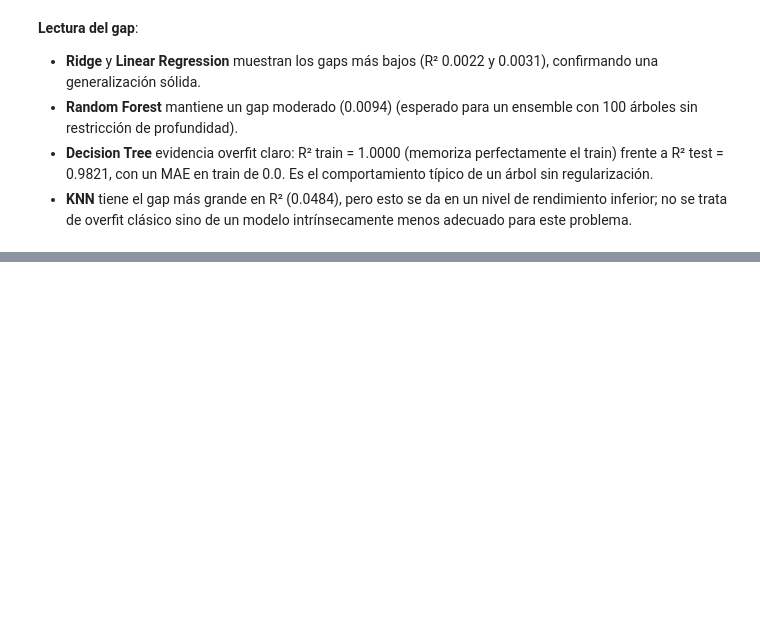
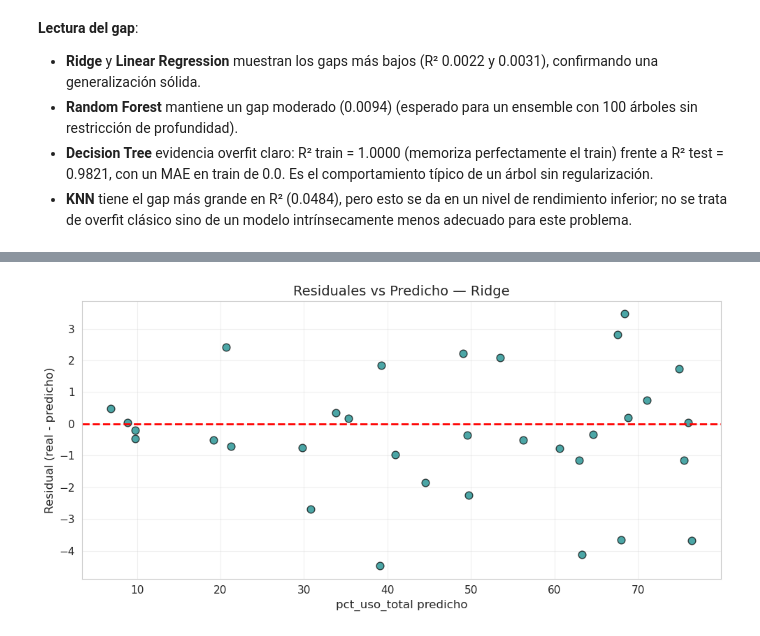
Before and after one commit to Tunchxz/CC3074-Proyecto-Final, a Jupyter notebook: Week-3.ipynb, the cells around one changed output, grey strips where cells are left out. Saved outputs shown, nothing was run; the diff lists cells and outputs as text; code cells hidden in the pictures; blank space fills up the shorter version.

```diff
--- a/Week-3.ipynb
+++ b/Week-3.ipynb
@@ -656,0 +702,12 @@ Gap entre train y test (un gap grande indica overfit):
+# %%
+fig, ax = plt.subplots(figsize=(10, 5))
+ax.scatter(y_pred_best, residuales_best, s=60, alpha=0.7, edgecolor='black', color='teal')
+ax.axhline(0, color='red', linestyle='--', linewidth=2)
+ax.set_xlabel('pct_uso_total predicho')
+ax.set_ylabel('Residual (real - predicho)')
+ax.set_title(f'Residuales vs Predicho — {mejor_modelo}')
+ax.grid(alpha=0.3)
+plt.tight_layout()
+plt.show()
+# %% [output]
+[figure, added]
```
Also changed, not shown: parts of 16 cells of this notebook.
